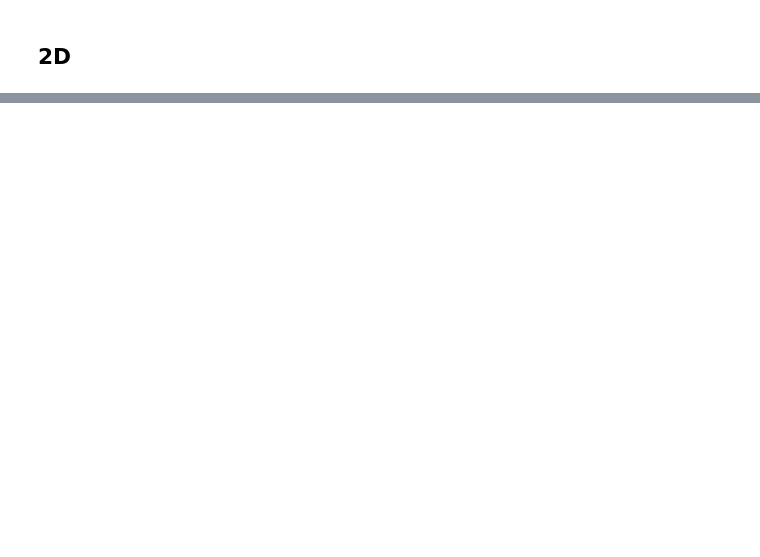
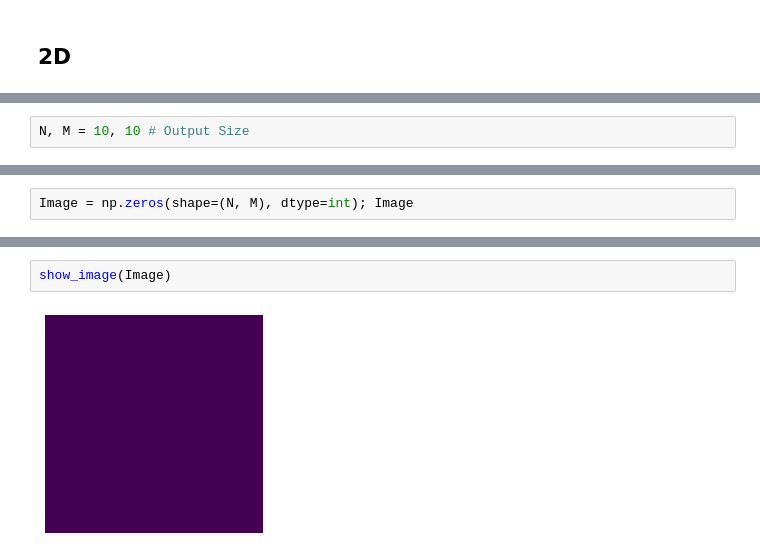
Before and after one commit to flpeters/TextureSynthesis, a Jupyter notebook: 00_Main.ipynb, the cells around one changed output, grey strips where cells are left out. Saved outputs shown, nothing was run; the diff lists cells and outputs as text; blank space fills up the shorter version.

```diff
--- a/00_Main.ipynb
+++ b/00_Main.ipynb
@@ -450,0 +588,2 @@ show_image(Grid)
+# %%
+N, M = 10, 10 # Output Size
@@ -450,0 +592,2 @@ show_image(Grid)
+# %%
+Image = np.zeros(shape=(N, M), dtype=int); Image
@@ -450,0 +605,4 @@ show_image(Grid)
+# %%
+show_image(Image)
+# %% [output]
+[figure, added]
```
Also changed, not shown: parts of 91 cells of this notebook.
